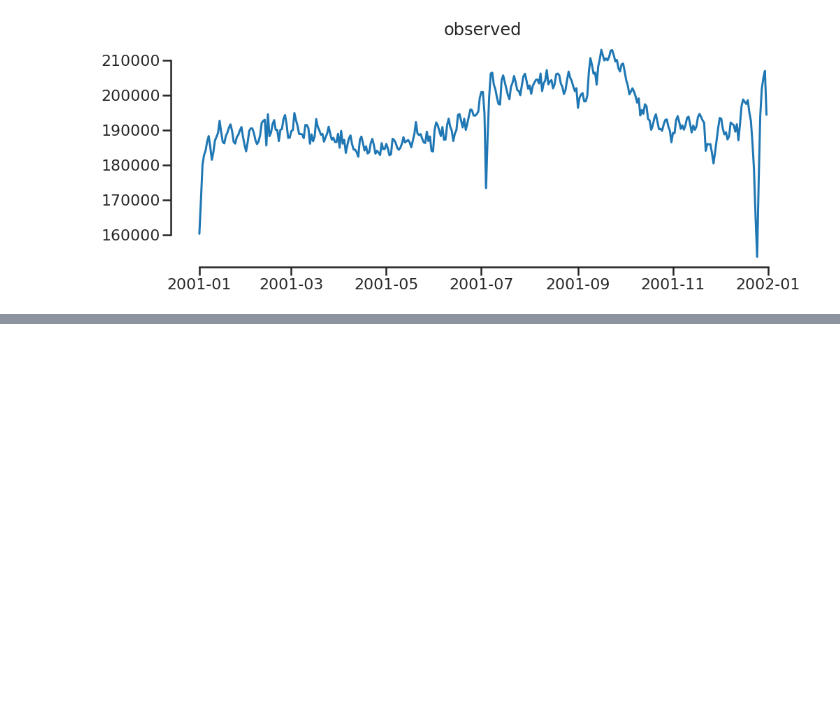
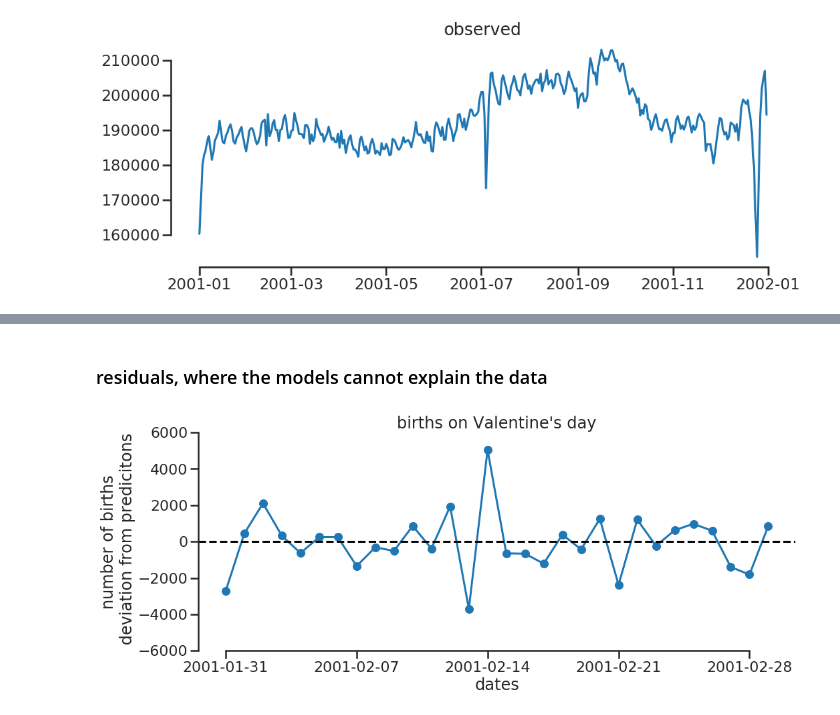
Before and after one commit to mwegrzyn/abbildungenWS1819, a Jupyter notebook: notebooks/birthDates_project.ipynb, the cells around one changed output, grey strips where cells are left out. Cells and saved outputs as stored; diff of their text form; code cells hidden in the pictures; blank space fills up the shorter version.

Commit message:
updated births project

```diff
--- a/notebooks/birthDates_project.ipynb
+++ b/notebooks/birthDates_project.ipynb
@@ -179,0 +182,21 @@ plt.show()
+# %% [markdown]
+### residuals, where the models cannot explain the data
+# %%
+plt.figure(figsize=(16, 6))
+
+plt.plot(
+    result_decompose.resid.iloc[30:60],
+    '-o'
+    )
+
+plt.ylim(-6000,6000)
+plt.axhline(0,linestyle='--',color='black')
+
+plt.xlabel('dates')
+plt.ylabel('number of births\n deviation from predicitons')
+plt.title("births on Valentine's day")
+
+sns.despine(trim=True)
+plt.show()
+# %% [output]
+[figure, added]
```
Also changed, not shown: parts of 7 cells of this notebook.
